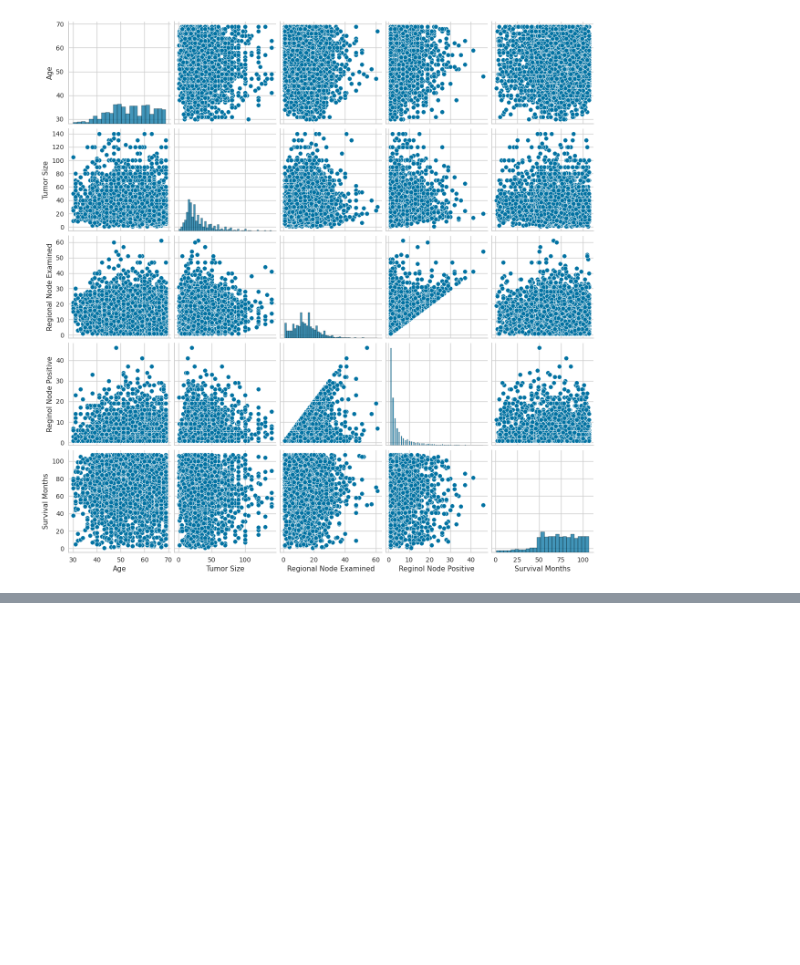
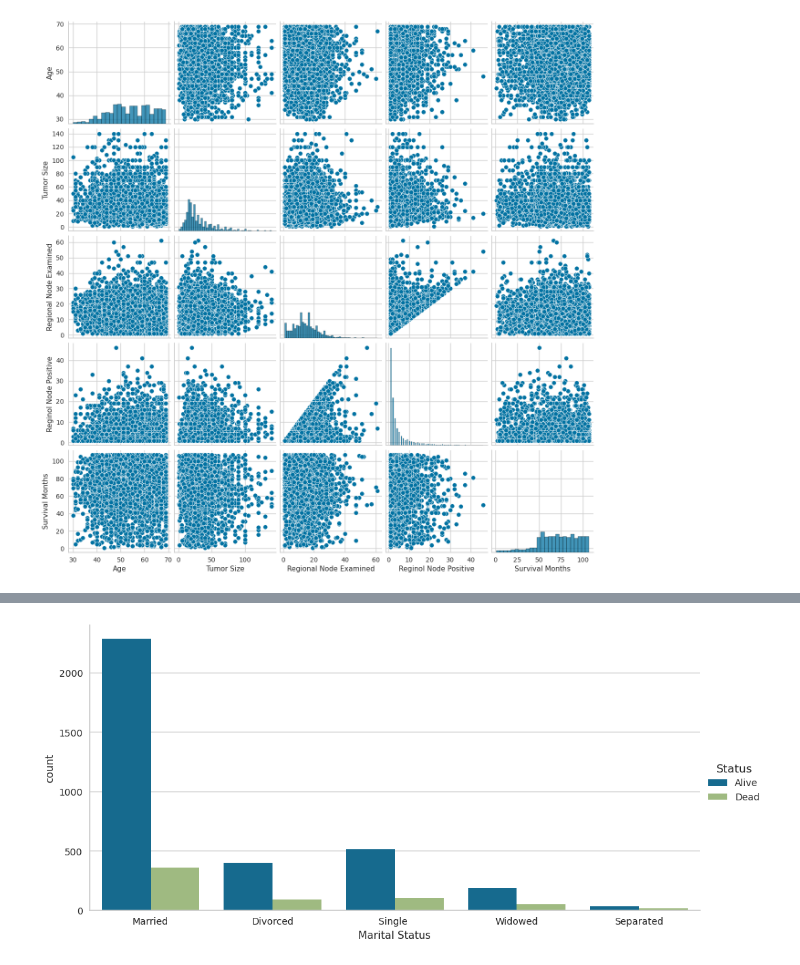
Before and after one commit to SGiraldoZ/NBs_cientifica, a Jupyter notebook: Clasificacion_Caso_Medico.ipynb, the cells around one changed output, grey strips where cells are left out. Cells and saved outputs as stored; diff of their text form; code cells hidden in the pictures; blank space fills up the shorter version.

```diff
--- a/Clasificacion_Caso_Medico.ipynb
+++ b/Clasificacion_Caso_Medico.ipynb
@@ -150,0 +188,5 @@ sb.pairplot(data=datos)
+# %%
+sb.catplot(data = datos, x = 'Marital Status', hue='Status', kind='count', aspect=2)
+plt.show()
+# %% [output]
+[figure, added]
```
Also changed, not shown: parts of 8 cells of this notebook.
